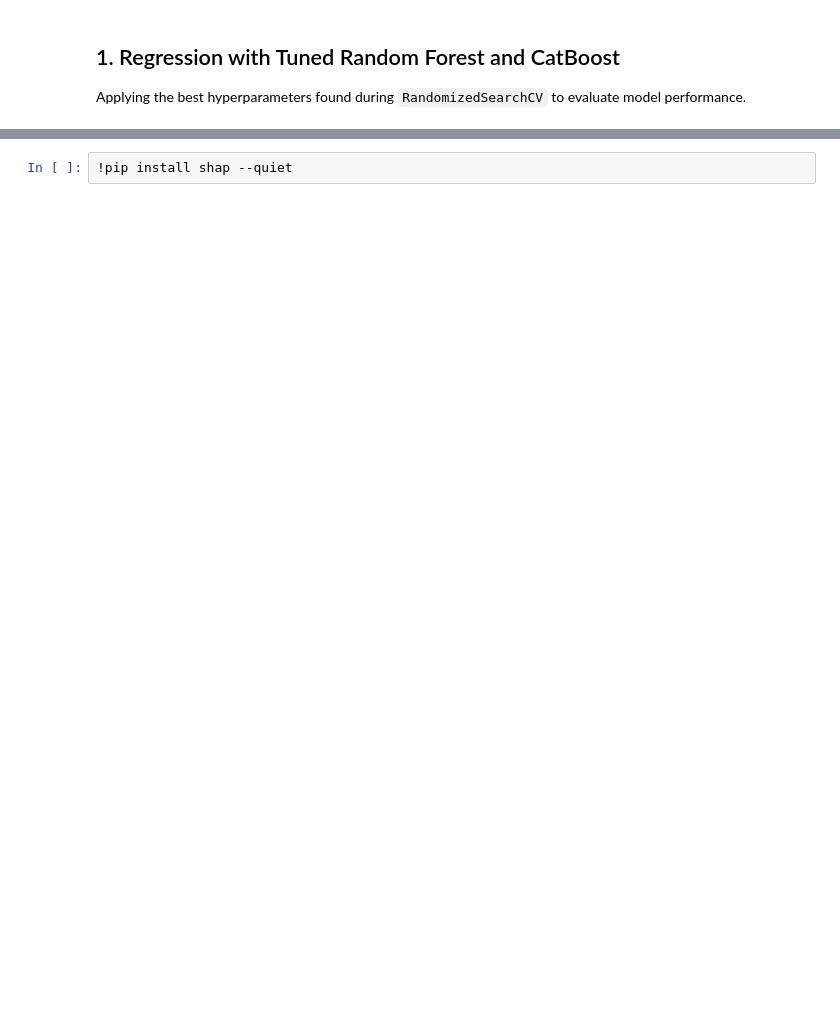
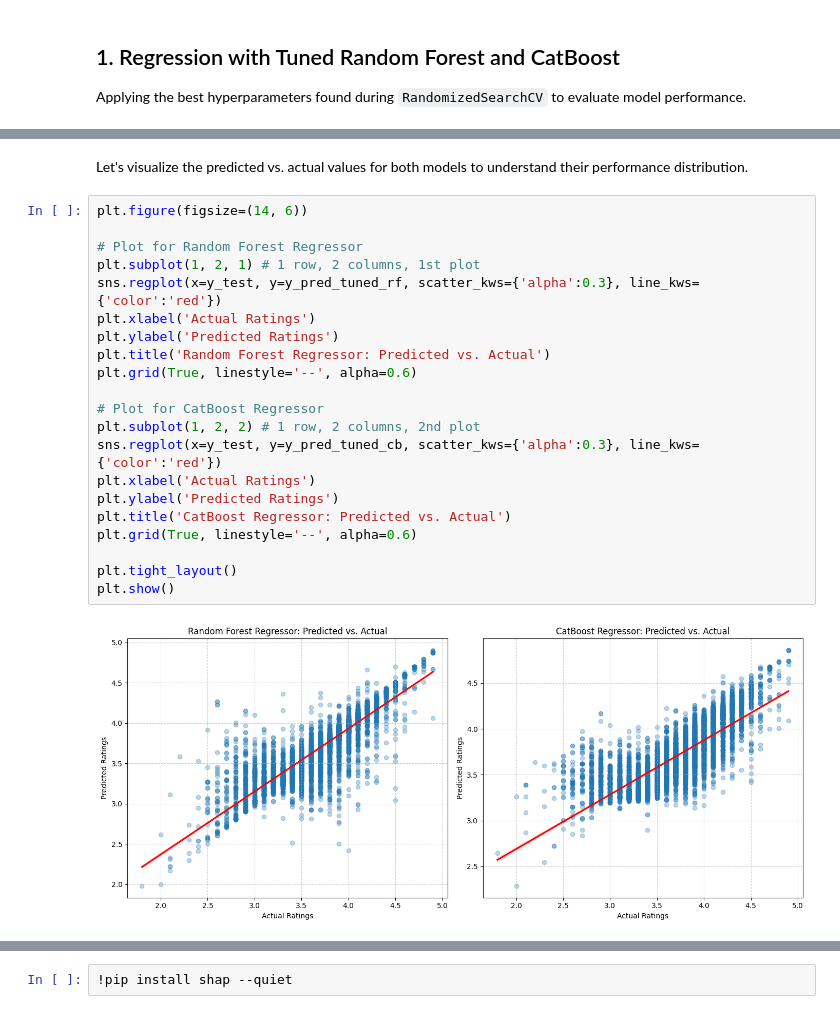
Before and after one commit to AshishNalawade0188/Restaurant-Analytics-Predictive-Intelligence-System, a Jupyter notebook: Jatin/ML_project_without_imputed.ipynb, the cells around one changed output, grey strips where cells are left out. Saved outputs shown, nothing was run; the diff lists cells and outputs as text; blank space fills up the shorter version.

```diff
--- a/Jatin/ML_project_without_imputed.ipynb
+++ b/Jatin/ML_project_without_imputed.ipynb
@@ -582,0 +417,25 @@ display(similar_restaurants_df[1:6])
+# %% [markdown]
+Let's visualize the predicted vs. actual values for both models to understand their performance distribution.
+# %%
+plt.figure(figsize=(14, 6))
+
+# Plot for Random Forest Regressor
+plt.subplot(1, 2, 1) # 1 row, 2 columns, 1st plot
+sns.regplot(x=y_test, y=y_pred_tuned_rf, scatter_kws={'alpha':0.3}, line_kws={'color':'red'})
+plt.xlabel('Actual Ratings')
+plt.ylabel('Predicted Ratings')
+plt.title('Random Forest Regressor: Predicted vs. Actual')
+plt.grid(True, linestyle='--', alpha=0.6)
+
+# Plot for CatBoost Regressor
+plt.subplot(1, 2, 2) # 1 row, 2 columns, 2nd plot
+sns.regplot(x=y_test, y=y_pred_tuned_cb, scatter_kws={'alpha':0.3}, line_kws={'color':'red'})
+plt.xlabel('Actual Ratings')
+plt.ylabel('Predicted Ratings')
+plt.title('CatBoost Regressor: Predicted vs. Actual')
+plt.grid(True, linestyle='--', alpha=0.6)
+
+plt.tight_layout()
+plt.show()
+# %% [output]
+[figure, added]
```
Also changed, not shown: parts of 38 cells of this notebook.
